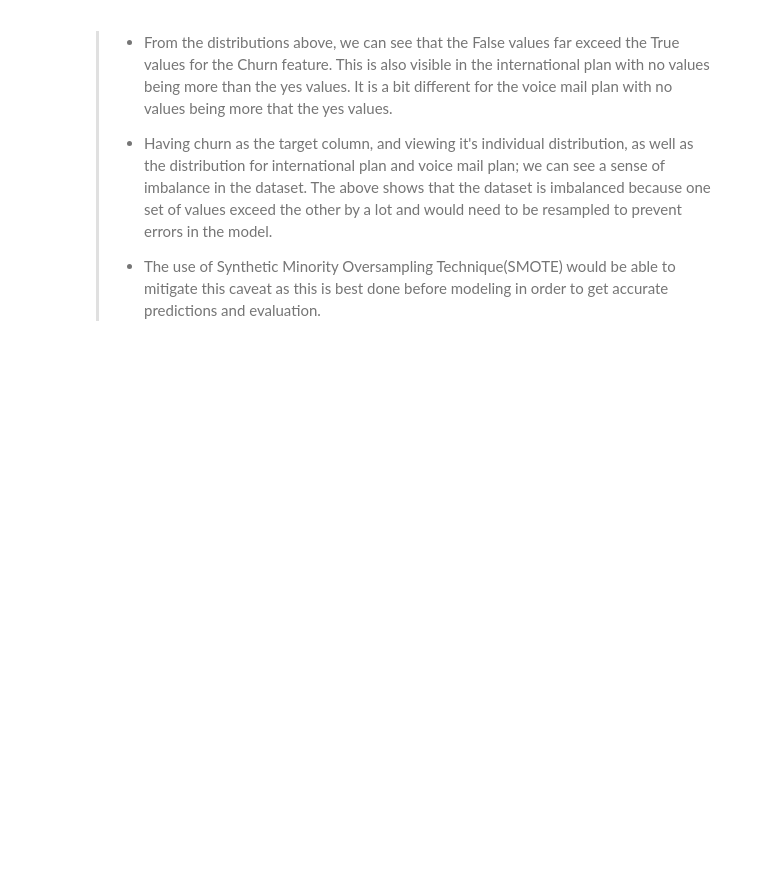
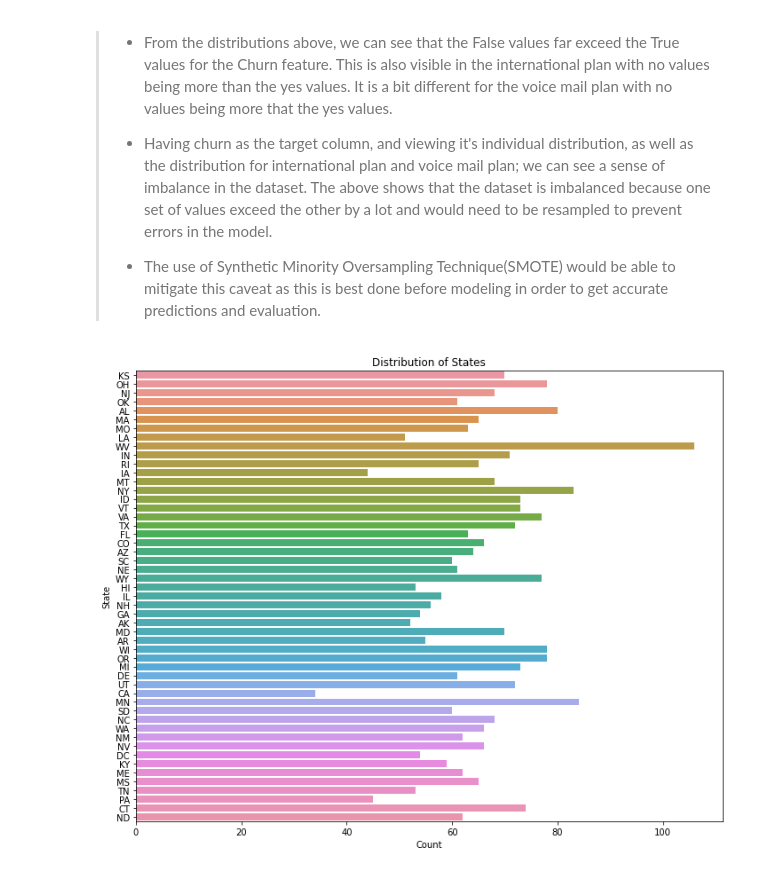
Before and after one commit to paulngatia/CHURN-ANALYSIS, a Jupyter notebook: notebook.ipynb, the cells around one changed output. Cells and saved outputs as stored; diff of their text form; code cells hidden in the pictures; blank space fills up the shorter version.

```diff
--- a/notebook.ipynb
+++ b/notebook.ipynb
@@ -236,3 +236,17 @@ plt.show()
 > * Having churn as the target column, and viewing it's individual distribution, as well as the distribution for international plan and voice mail plan; we can see a sense of imbalance in the dataset. The above shows that the dataset is imbalanced because one set of values exceed the other by a lot and would need to be resampled to prevent errors in the model.
 >
 > * The use of Synthetic Minority Oversampling Technique(SMOTE) would be able to mitigate this caveat as this is best done before modeling in order to get accurate predictions and evaluation.
+# %%
+# Checkng distribution by State
+plt.figure(figsize=(10, 8))
+
+# Plotting to view distribution
+sns.countplot(data=df, y='state')
+plt.xlabel('Count')
+plt.ylabel('State')
+plt.title('Distribution of States')
+plt.tight_layout()
+
+plt.show()
+# %% [output]
+[figure, added]
```
Also changed, not shown: parts of 47 cells of this notebook.
